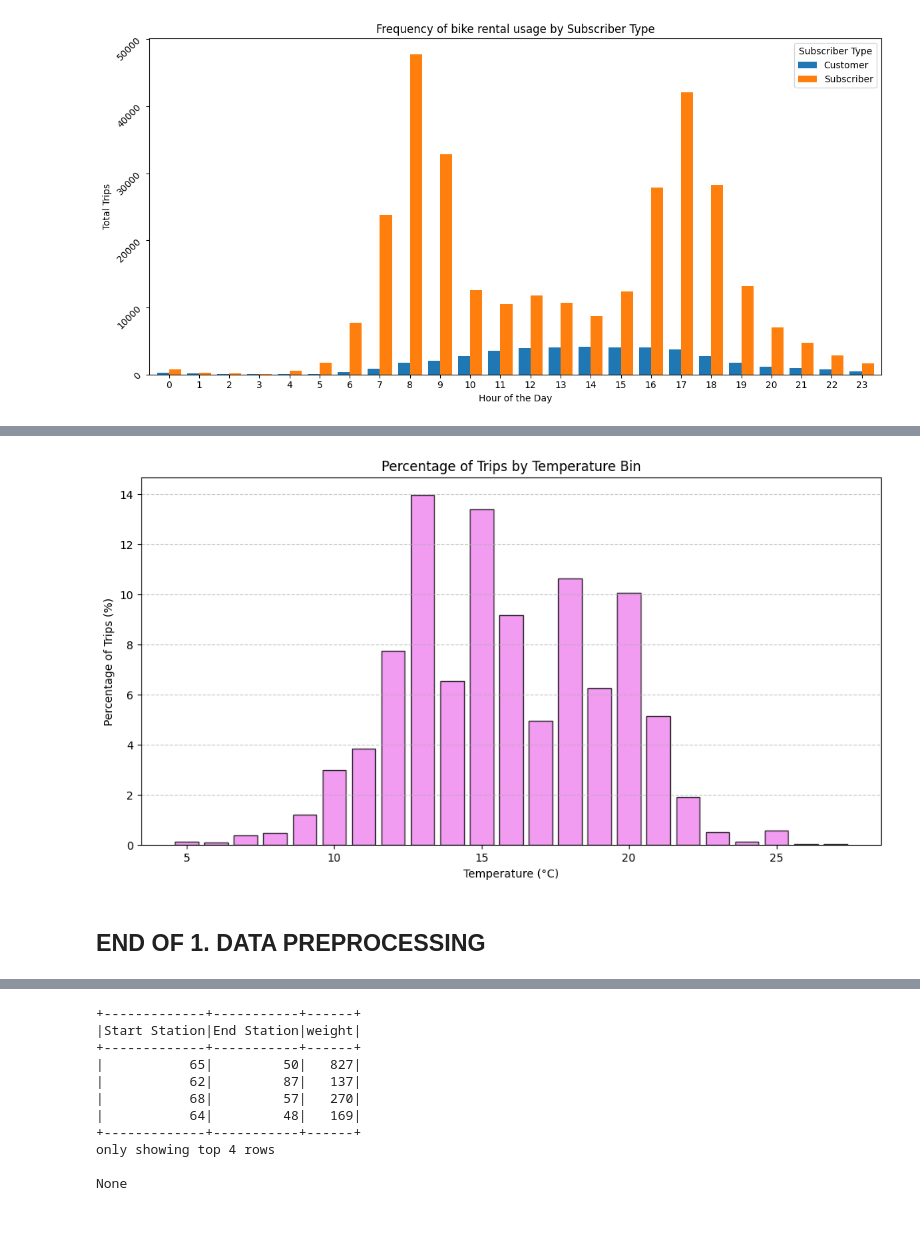
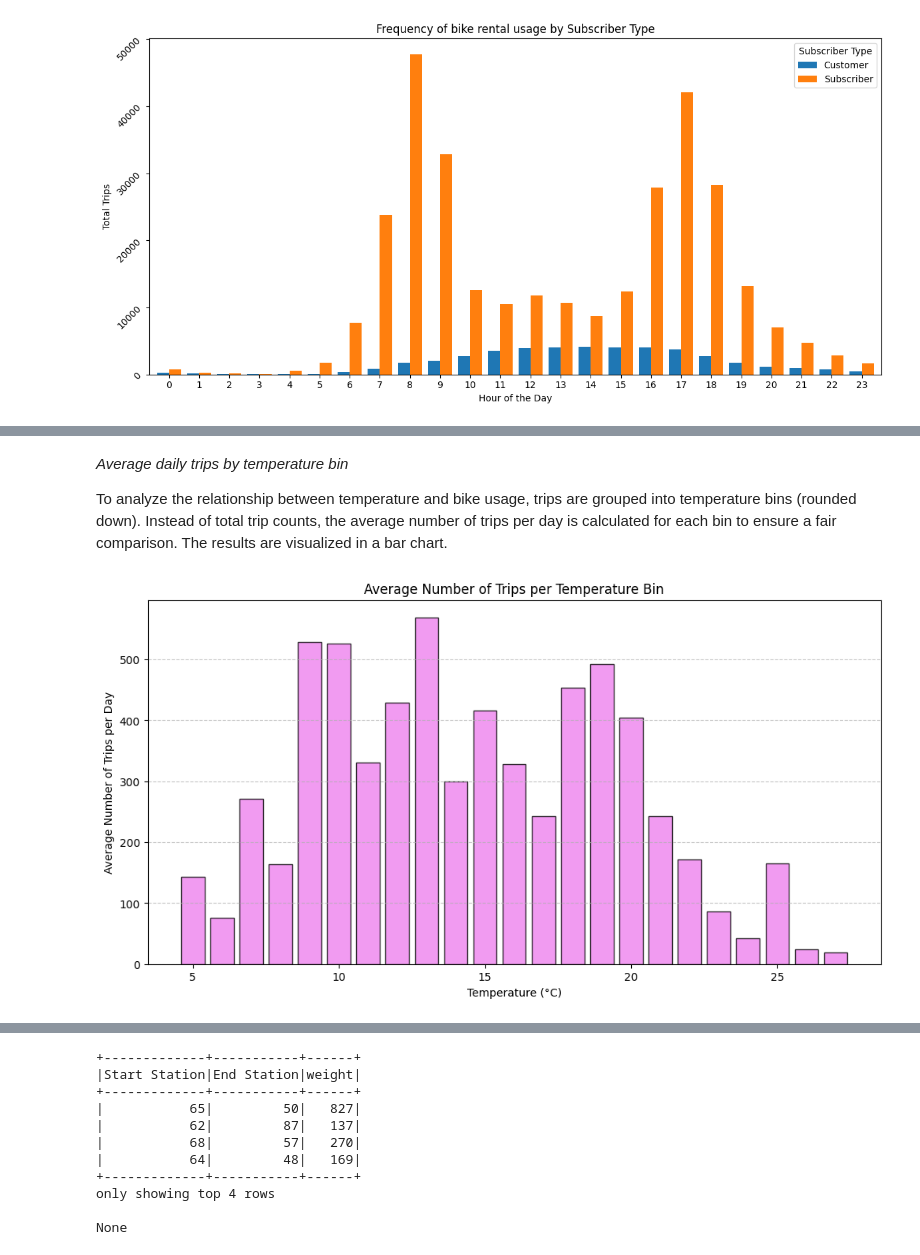
Before and after one commit to elisa-negrini/data-mining-project-, a Jupyter notebook: main.ipynb, the cells around one changed output, grey strips where cells are left out. Cells and saved outputs as stored; diff of their text form; code cells hidden in the pictures; blank space fills up the shorter version.

```diff
--- a/main.ipynb
+++ b/main.ipynb
@@ -264,0 +127,6 @@ Final data rows: 354152
+# %%
+# List of columns to drop
+columns_to_drop = ['Events', 'Max Dew PointF', 'Mean Wind SpeedMPH','MeanDew PointF', 'WindDirDegrees', 'Min DewpointF', 'Max Gust SpeedMPH', 'Max Humidity', 'Mean Humidity', 'Min Humidity', 'Max VisibilityMiles', 'Mean VisibilityMiles', 'Min VisibilityMiles']
+
+# Drop the columns
+final_data = final_data.drop(*columns_to_drop)
@@ -264,0 +224,13 @@ Final data rows: 354152
+# %%
+# Categorize precipitation into 4 levels
+final_data = final_data.withColumn(
+    "Rainfall Category",
+    when(col("Precipitation (mm)") <= 0.1, "No Rain")
+    .when((col("Precipitation (mm)") > 0.1) & (col("Precipitation (mm)") <= 10), "Light Rain")
+    .when((col("Precipitation (mm)") > 10) & (col("Precipitation (mm)") <= 50), "Moderate Rain")
+    .when(col("Precipitation (mm)") > 50, "Heavy Rain")
+    .otherwise("Unknown")  # For unexpected or null values
+)
+
+# Show dataset with the new category column
+final_data.show(3)
@@ -736,19 +685,41 @@ trips_by_temperature_pandas = trips_by_temperature.toPandas()
+# %% [markdown]
+*Average daily trips by temperature bin*
+
+To analyze the relationship between temperature and bike usage, trips are grouped into temperature bins (rounded down). Instead of total trip counts, the average number of trips per day is calculated for each bin to ensure a fair comparison. The results are visualized in a bar chart.
 # %%
+from pyspark.sql.functions import count, floor, avg, round
+
+# Step 1: Bin temperatures
+final_data = final_data.withColumn(
+    "Temperature Bin", floor(col("Mean Temperature (C)"))
+)
+
+# Step 2: Calculate the average number of trips per temperature bin
+trips_by_temperature = final_data.groupBy("Temperature Bin", "Start_date").agg(
+    count("Trip ID").alias("Daily Trips")
+)
+
+# Step 3: Compute the average trips per bin
+avg_trips_by_temperature = trips_by_temperature.groupBy("Temperature Bin").agg(
+    round(avg("Daily Trips"), 2).alias("Average Trips per Day")
+)
+
+# Convert to Pandas for plotting
+avg_trips_by_temperature_pandas = avg_trips_by_temperature.toPandas()
+
 # Extract data for plotting
-temperature_bins = trips_by_temperature_pandas["Temperature Bin"]
-percentage_of_trips = trips_by_temperature_pandas["Percentage of Trips"]
+temperature_bins = avg_trips_by_temperature_pandas["Temperature Bin"]
+avg_trips = avg_trips_by_temperature_pandas["Average Trips per Day"]
 
 # Create a bar chart
 plt.figure(figsize=(12, 6))
-plt.bar(temperature_bins, percentage_of_trips, color='violet', edgecolor='black', alpha=0.8)
+plt.bar(temperature_bins, avg_trips, color='violet', edgecolor='black', alpha=0.8)
 
 # Add labels and title
 plt.xlabel("Temperature (°C)")
-plt.ylabel("Percentage of Trips (%)")
-plt.title("Percentage of Trips by Temperature Bin")
+plt.ylabel("Average Number of Trips per Day")
+plt.title("Average Number of Trips per Temperature Bin")
 plt.grid(axis='y', linestyle='--', alpha=0.7)
 plt.show()
 # %% [output]
-[figure, old version]
+[figure, new version]
-# %% [markdown]
-## END OF 1. DATA PREPROCESSING
```
Also changed, not shown: parts of 86 cells of this notebook.
